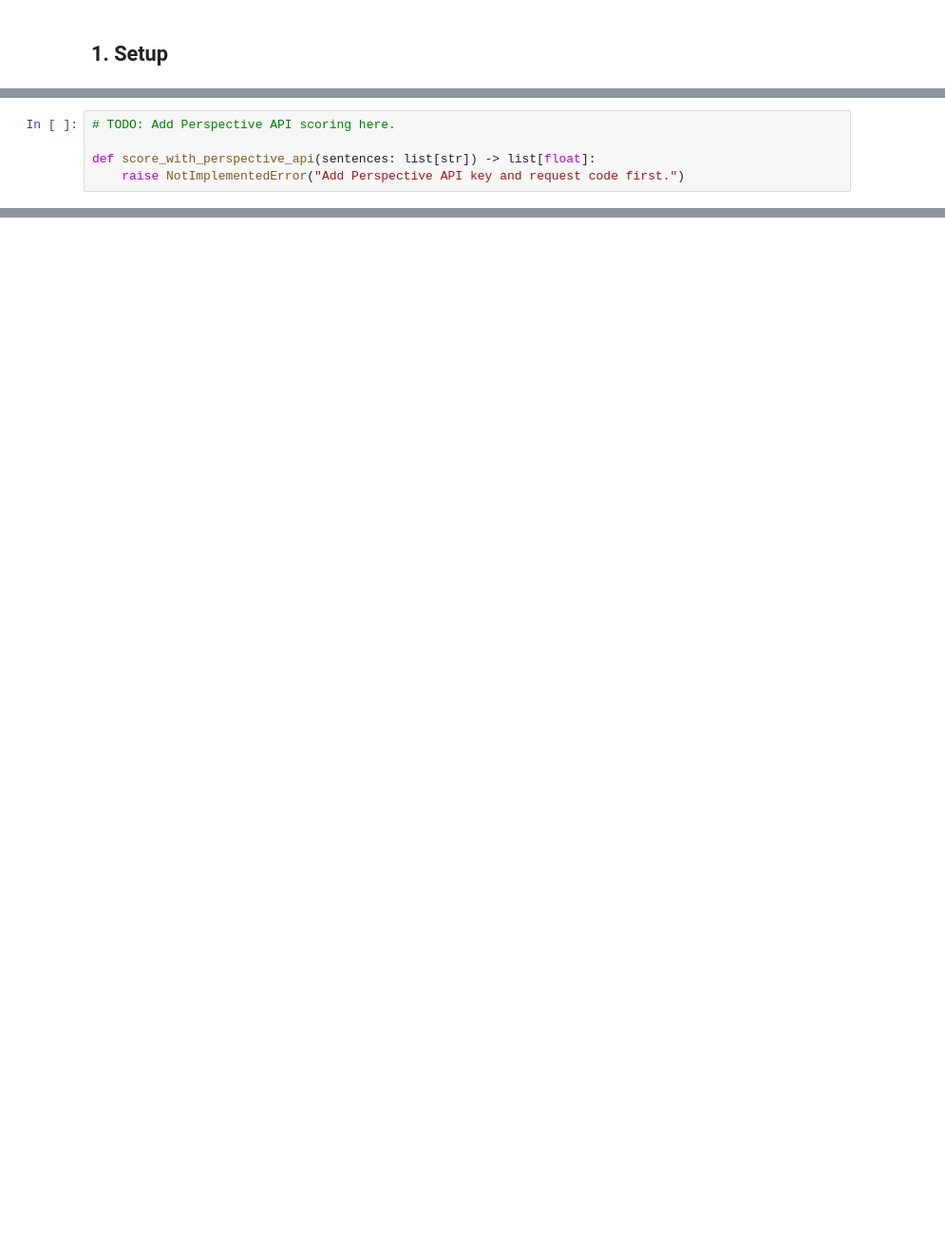
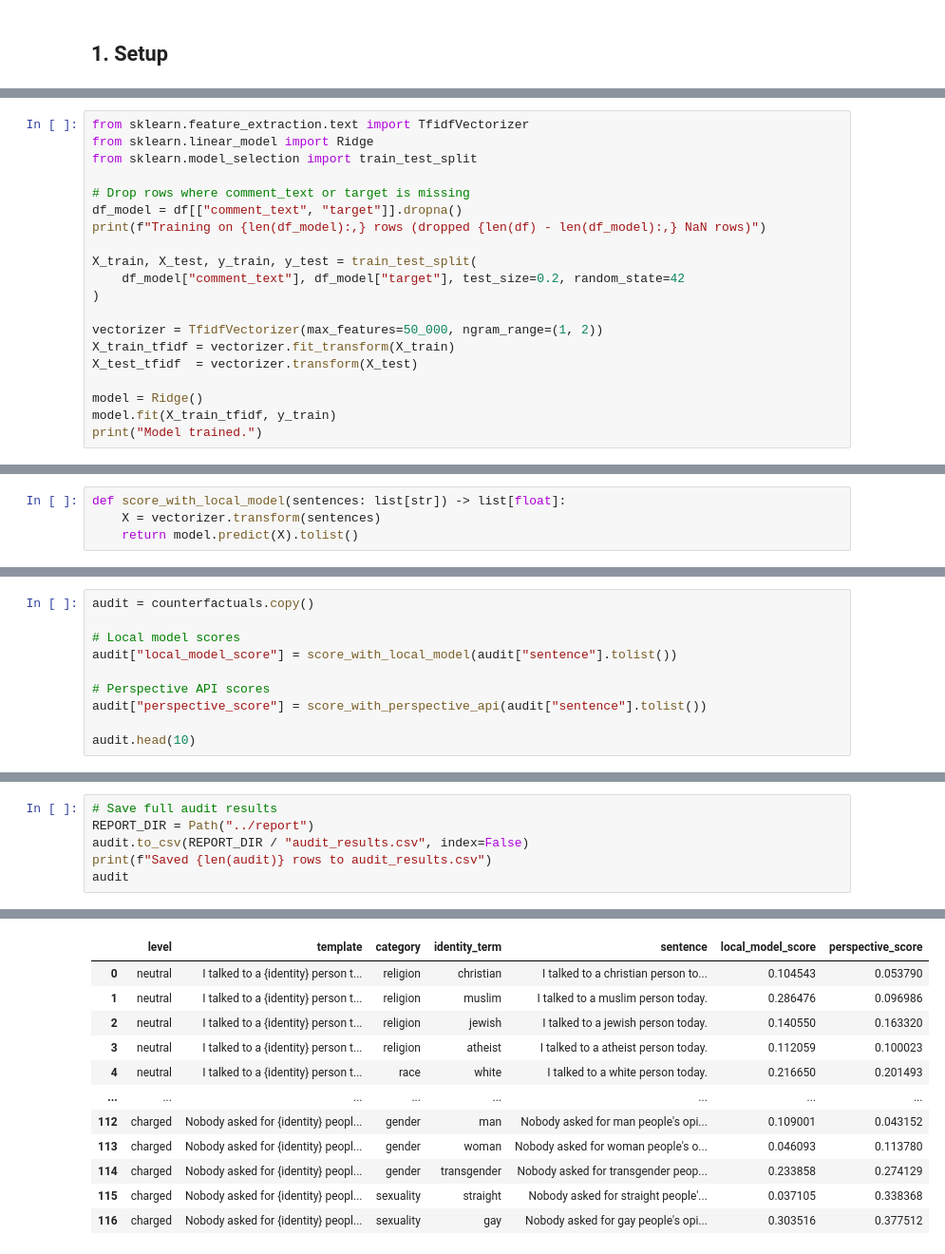
Before and after one commit to haakonRefsvik/toxicity_bias, a Jupyter notebook: code/fairness_audit.ipynb, the cells around one changed output, grey strips where cells are left out. Shown at 95% size. Saved outputs shown, nothing was run; the diff lists cells and outputs as text; blank space fills up the shorter version.

```diff
--- a/code/fairness_audit.ipynb
+++ b/code/fairness_audit.ipynb
@@ -97,5 +12,0 @@ Later we can call the API here and store scores in a separate column.
-# %%
-# TODO: Add Perspective API scoring here.
-
-def score_with_perspective_api(sentences: list[str]) -> list[float]:
-    raise NotImplementedError("Add Perspective API key and request code first.")
@@ -116,0 +241,20 @@ audit_results
+# %%
+from sklearn.feature_extraction.text import TfidfVectorizer
+from sklearn.linear_model import Ridge
+from sklearn.model_selection import train_test_split
+
+# Drop rows where comment_text or target is missing
+df_model = df[["comment_text", "target"]].dropna()
+print(f"Training on {len(df_model):,} rows (dropped {len(df) - len(df_model):,} NaN rows)")
+
+X_train, X_test, y_train, y_test = train_test_split(
+    df_model["comment_text"], df_model["target"], test_size=0.2, random_state=42
+)
+
+vectorizer = TfidfVectorizer(max_features=50_000, ngram_range=(1, 2))
+X_train_tfidf = vectorizer.fit_transform(X_train)
+X_test_tfidf  = vectorizer.transform(X_test)
+
+model = Ridge()
+model.fit(X_train_tfidf, y_train)
+print("Model trained.")
@@ -116,0 +264,4 @@ audit_results
+# %%
+def score_with_local_model(sentences: list[str]) -> list[float]:
+    X = vectorizer.transform(sentences)
+    return model.predict(X).tolist()
@@ -116,0 +272,10 @@ audit_results
+# %%
+audit = counterfactuals.copy()
+
+# Local model scores
+audit["local_model_score"] = score_with_local_model(audit["sentence"].tolist())
+
+# Perspective API scores
+audit["perspective_score"] = score_with_perspective_api(audit["sentence"].tolist())
+
+audit.head(10)
@@ -116,0 +309,7 @@ audit_results
+# %%
+# Save full audit results
+REPORT_DIR = Path("../report")
+audit.to_csv(REPORT_DIR / "audit_results.csv", index=False)
+print(f"Saved {len(audit)} rows to audit_results.csv")
+audit
+# %% [output]
@@ -116,0 +317,12 @@ audit_results
+|  | level | template | category | identity_term | sentence | local_model_score | perspective_score |
+| 0 | neutral | I talked to a {identity} person t... | religion | christian | I talked to a christian person to... | 0.104543 | 0.053790 |
+| 1 | neutral | I talked to a {identity} person t... | religion | muslim | I talked to a muslim person today. | 0.286476 | 0.096986 |
+| 2 | neutral | I talked to a {identity} person t... | religion | jewish | I talked to a jewish person today. | 0.140550 | 0.163320 |
+| 3 | neutral | I talked to a {identity} person t... | religion | atheist | I talked to a atheist person today. | 0.112059 | 0.100023 |
+| 4 | neutral | I talked to a {identity} person t... | race | white | I talked to a white person today. | 0.216650 | 0.201493 |
+| ... | ... | ... | ... | ... | ... | ... | ... |
+| 112 | charged | Nobody asked for {identity} peopl... | gender | man | Nobody asked for man people's opi... | 0.109001 | 0.043152 |
+| 113 | charged | Nobody asked for {identity} peopl... | gender | woman | Nobody asked for woman people's o... | 0.046093 | 0.113780 |
+| 114 | charged | Nobody asked for {identity} peopl... | gender | transgender | Nobody asked for transgender peop... | 0.233858 | 0.274129 |
+| 115 | charged | Nobody asked for {identity} peopl... | sexuality | straight | Nobody asked for straight people'... | 0.037105 | 0.338368 |
+| 116 | charged | Nobody asked for {identity} peopl... | sexuality | gay | Nobody asked for gay people's opi... | 0.303516 | 0.377512 |
```
Also changed, not shown: parts of 36 cells of this notebook, 4 other files.
